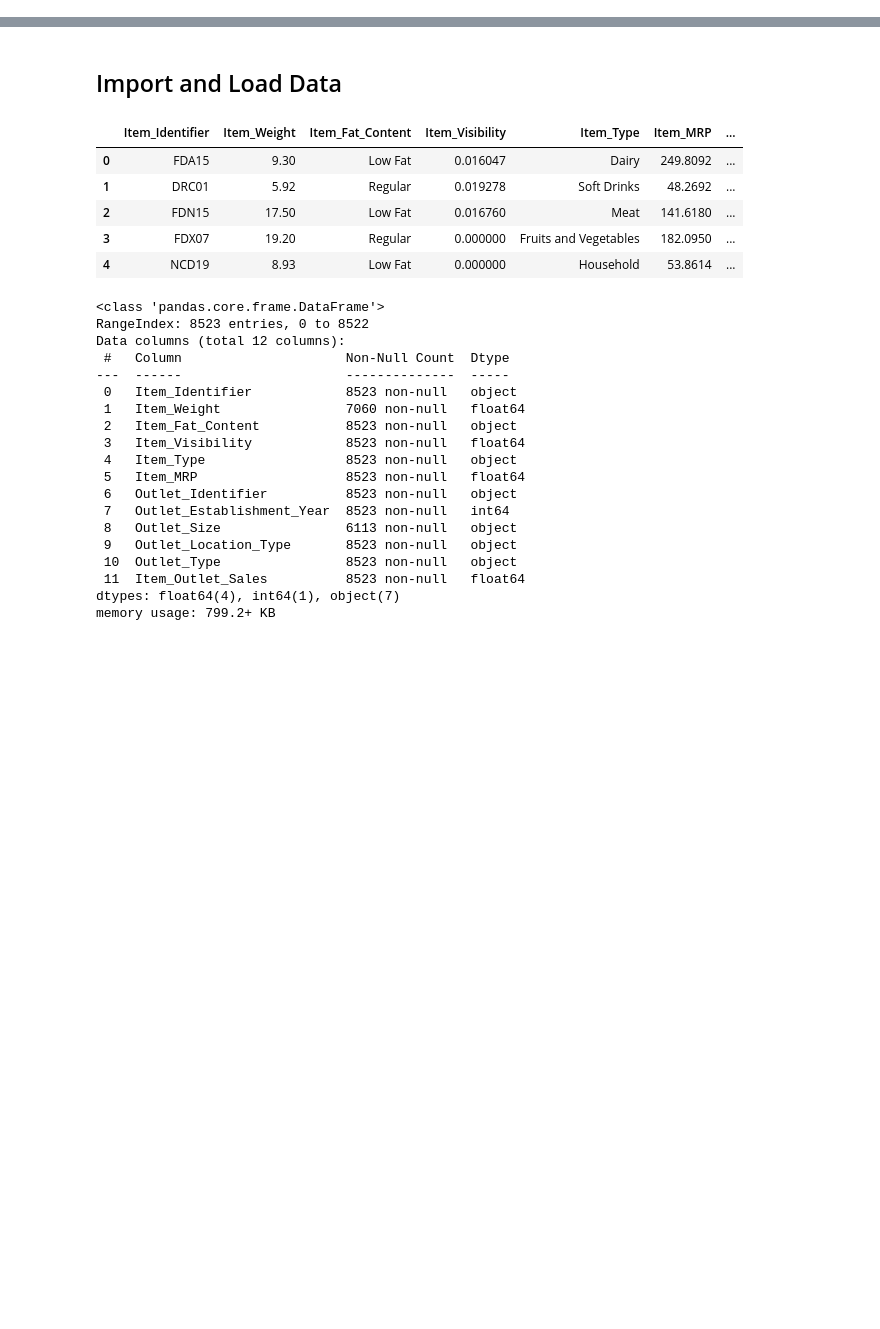
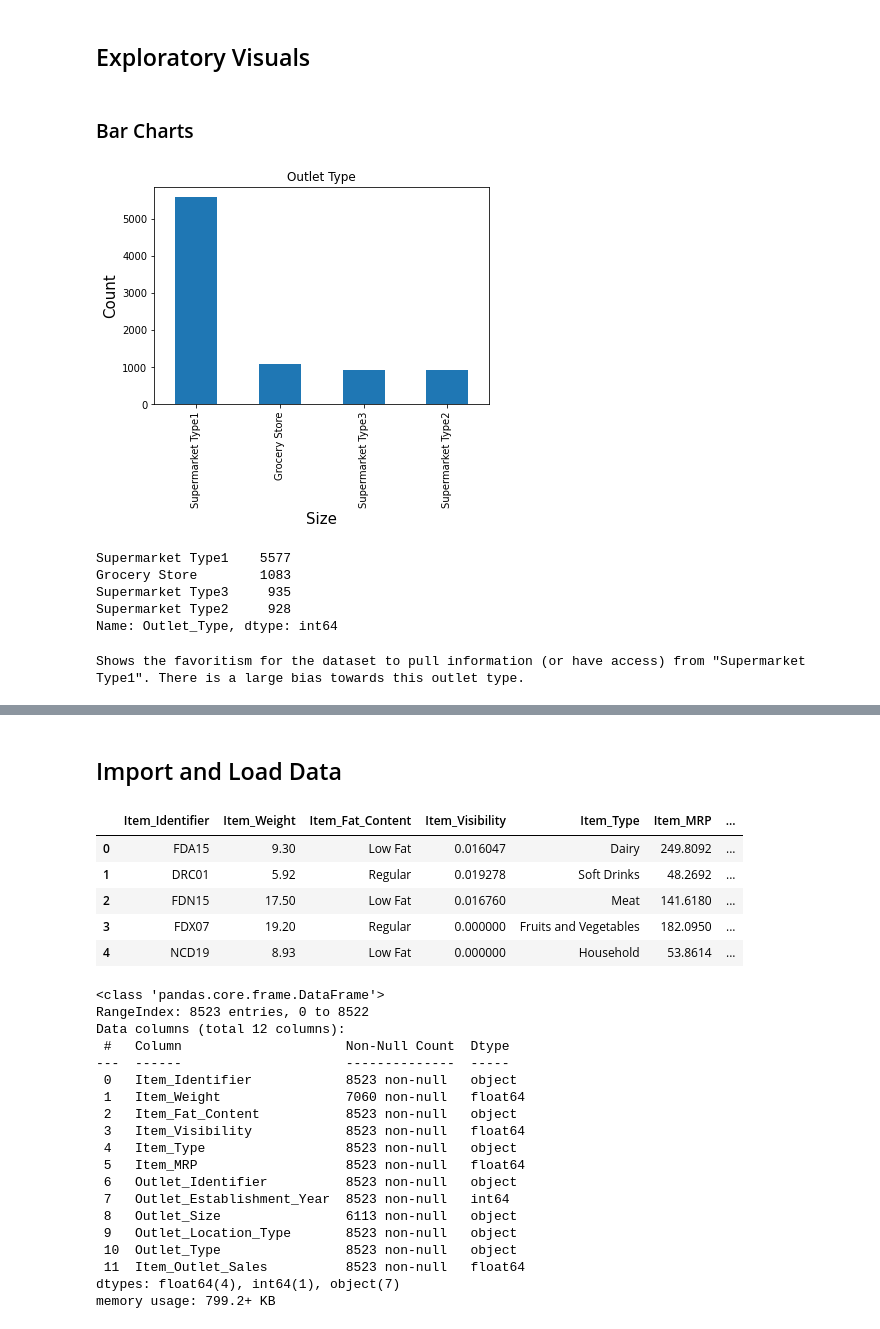
Before and after one commit to jamesbelk0/regression_bigmart_sales_predictions, a Jupyter notebook: sales_predictions.ipynb, the cells around one changed output, grey strips where cells are left out. Cells and saved outputs as stored; diff of their text form; code cells hidden in the pictures; blank space fills up the shorter version.

```diff
--- a/sales_predictions.ipynb
+++ b/sales_predictions.ipynb
@@ -40,0 +13,4 @@ Here is the Data Dictionary for this dataset:
+# %%
+filename = 'https://raw.githubusercontent.com/jamesbelk0/sales_predictions/main/sales_predictions.csv'
+df1 = pd.read_csv(filename)
+df1.head()
@@ -40,0 +76,10 @@ Here is the Data Dictionary for this dataset:
+# %%
+# Dropping 'Outlet_Size' due to missing large quanity of values that ultimately are redudant. Compare sales to 'Outlet_Type', and 'Outlet_Location_Type'
+# Fill missing values with 'Missing' in 'Outlet_Size' and the median of 'Item_Weight' since there is more than 50% filled in
+df1['Outlet_Size'].fillna('Missing', inplace=True)
+median_weight = df1['Item_Weight'].median()
+df1['Item_Weight'].fillna(median_weight, inplace=True)
+display(df1.isna().sum())
+
+print('Dropping "Outlet_Size" due to missing large quanity of values that ultimately are redudant. Compare sales to "Outlet_Type", and "Outlet_Location_Type".')
+print("Fill missing values with 'Missing' in 'Outlet_Size' and the median of 'Item_Weight' since there is more than 50% filled in.")
@@ -40,0 +104,8 @@ Here is the Data Dictionary for this dataset:
+# %%
+# Categorical Values
+df1['Item_Fat_Content'] = df1['Item_Fat_Content'].replace('LF', 'Low Fat')
+df1['Item_Fat_Content'] = df1['Item_Fat_Content'].replace('low fat', 'Low Fat')
+df1['Item_Fat_Content'] = df1['Item_Fat_Content'].replace('reg', 'Regular')
+df1['Item_Fat_Content'].value_counts()
+
+print("Replace listed value types to a uniform value allowing for smoother access to information.")
@@ -40,0 +144,24 @@ Here is the Data Dictionary for this dataset:
+# %% [markdown]
+## Exploratory Visuals
+# %% [markdown]
+### Bar Charts
+# %%
+outlet_type = df1['Outlet_Type'].value_counts()
+
+outlet_type.plot(kind = 'bar')
+plt.title('Outlet Type')
+plt.ylabel('Count', fontsize = 15)
+plt.xlabel('Size', fontsize = 15)
+
+plt.show()
+
+display(outlet_type)
+print('Shows the favoritism for the dataset to pull information (or have access) from "Supermarket Type1". There is a large bias towards this outlet type.')
+# %% [output]
+[figure, added]
+Supermarket Type1    5577
+Grocery Store        1083
+Supermarket Type3     935
+Supermarket Type2     928
+Name: Outlet_Type, dtype: int64
+Shows the favoritism for the dataset to pull information (or have access) from "Supermarket Type1". There is a large bias towards this outlet type.
```
Also changed, not shown: parts of 92 cells of this notebook.
